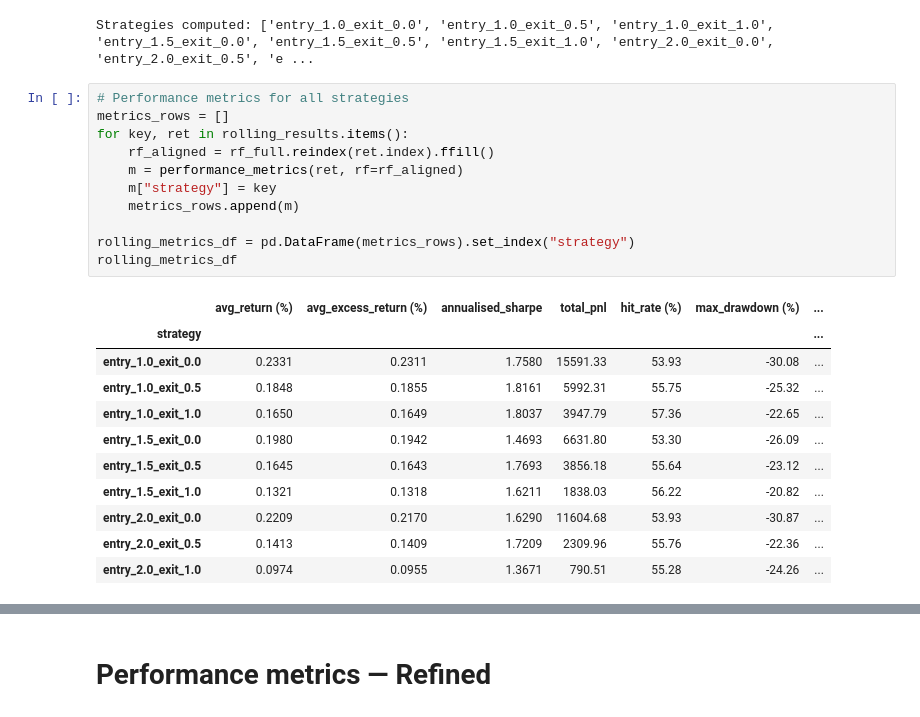
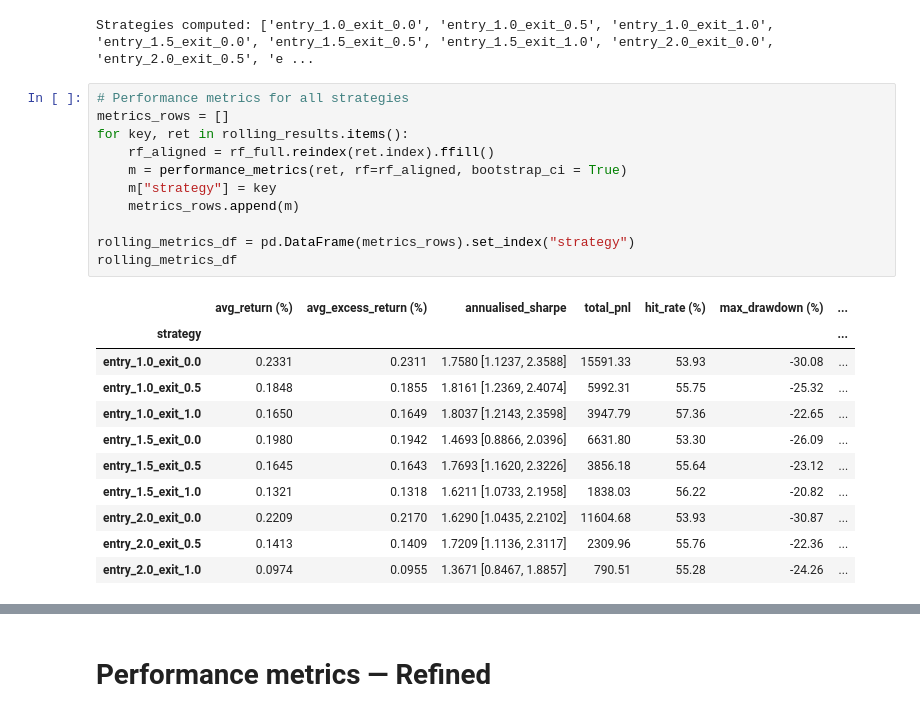
Before and after one commit to hivan04/applied-project-06039211, a Jupyter notebook: notebooks/8_rolling_backtest.ipynb, the cells around one changed output, grey strips where cells are left out. Cells and saved outputs as stored; diff of their text form.

```diff
--- a/notebooks/8_rolling_backtest.ipynb
+++ b/notebooks/8_rolling_backtest.ipynb
@@ -71,26 +72,26 @@ Strategies computed: ['entry_1.0_exit_0.0', 'entry_1.0_exit_0.5', 'entry_1.0_exi
 # %%
 # Performance metrics for all strategies
 metrics_rows = []
 for key, ret in rolling_results.items():
     rf_aligned = rf_full.reindex(ret.index).ffill()
-    m = performance_metrics(ret, rf=rf_aligned)
+    m = performance_metrics(ret, rf=rf_aligned, bootstrap_ci = True)
     m["strategy"] = key
     metrics_rows.append(m)
 
 rolling_metrics_df = pd.DataFrame(metrics_rows).set_index("strategy")
 rolling_metrics_df
 # %% [output]
 |  | avg_return (%) | avg_excess_return (%) | annualised_sharpe | total_pnl | hit_rate (%) | max_drawdown (%) | ... |
 | strategy |  |  |  |  |  |  | ... |
-| entry_1.0_exit_0.0 | 0.2331 | 0.2311 | 1.7580 | 15591.33 | 53.93 | -30.08 | ... |
-| entry_1.0_exit_0.5 | 0.1848 | 0.1855 | 1.8161 | 5992.31 | 55.75 | -25.32 | ... |
-| entry_1.0_exit_1.0 | 0.1650 | 0.1649 | 1.8037 | 3947.79 | 57.36 | -22.65 | ... |
-| entry_1.5_exit_0.0 | 0.1980 | 0.1942 | 1.4693 | 6631.80 | 53.30 | -26.09 | ... |
-| entry_1.5_exit_0.5 | 0.1645 | 0.1643 | 1.7693 | 3856.18 | 55.64 | -23.12 | ... |
-| entry_1.5_exit_1.0 | 0.1321 | 0.1318 | 1.6211 | 1838.03 | 56.22 | -20.82 | ... |
-| entry_2.0_exit_0.0 | 0.2209 | 0.2170 | 1.6290 | 11604.68 | 53.93 | -30.87 | ... |
-| entry_2.0_exit_0.5 | 0.1413 | 0.1409 | 1.7209 | 2309.96 | 55.76 | -22.36 | ... |
-| entry_2.0_exit_1.0 | 0.0974 | 0.0955 | 1.3671 | 790.51 | 55.28 | -24.26 | ... |
+| entry_1.0_exit_0.0 | 0.2331 | 0.2311 | 1.7580 [1.1237, 2.3588] | 15591.33 | 53.93 | -30.08 | ... |
+| entry_1.0_exit_0.5 | 0.1848 | 0.1855 | 1.8161 [1.2369, 2.4074] | 5992.31 | 55.75 | -25.32 | ... |
+| entry_1.0_exit_1.0 | 0.1650 | 0.1649 | 1.8037 [1.2143, 2.3598] | 3947.79 | 57.36 | -22.65 | ... |
+| entry_1.5_exit_0.0 | 0.1980 | 0.1942 | 1.4693 [0.8866, 2.0396] | 6631.80 | 53.30 | -26.09 | ... |
+| entry_1.5_exit_0.5 | 0.1645 | 0.1643 | 1.7693 [1.1620, 2.3226] | 3856.18 | 55.64 | -23.12 | ... |
+| entry_1.5_exit_1.0 | 0.1321 | 0.1318 | 1.6211 [1.0733, 2.1958] | 1838.03 | 56.22 | -20.82 | ... |
+| entry_2.0_exit_0.0 | 0.2209 | 0.2170 | 1.6290 [1.0435, 2.2102] | 11604.68 | 53.93 | -30.87 | ... |
+| entry_2.0_exit_0.5 | 0.1413 | 0.1409 | 1.7209 [1.1136, 2.3117] | 2309.96 | 55.76 | -22.36 | ... |
+| entry_2.0_exit_1.0 | 0.0974 | 0.0955 | 1.3671 [0.8467, 1.8857] | 790.51 | 55.28 | -24.26 | ... |
 # %%
 strategy_name = "entry_1.5_exit_0.5"
 
```
Also changed, not shown: parts of 8 cells of this notebook, 19 other files.
